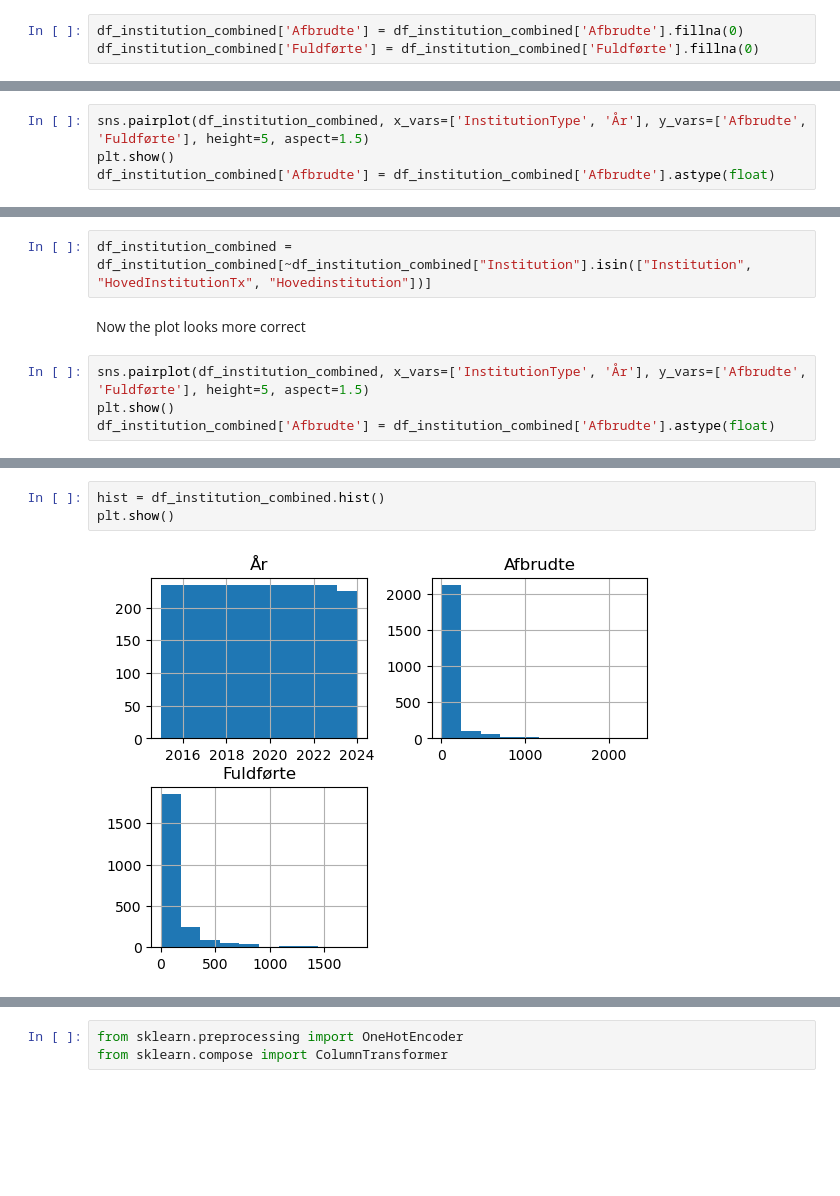
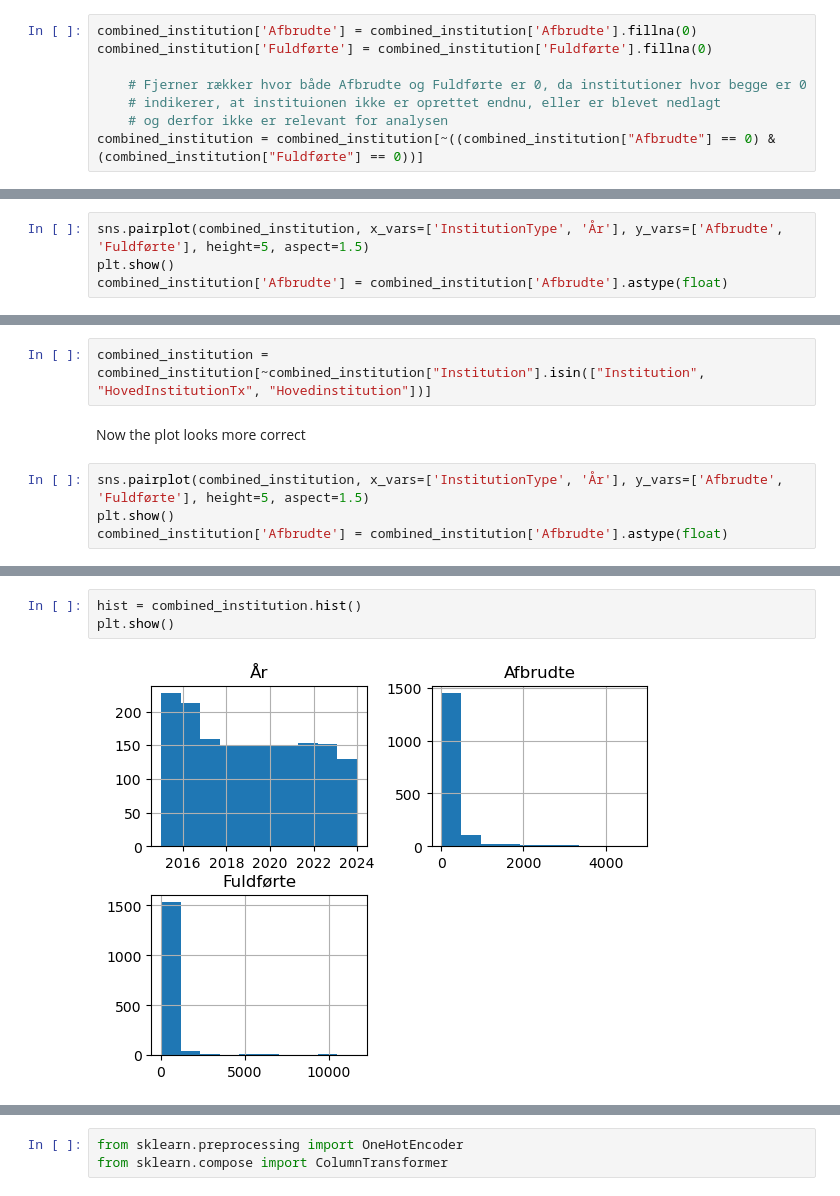
Before and after one commit to Freddo-404/Exam_BI, a Jupyter notebook: institutioner.ipynb, the cells around one changed output, grey strips where cells are left out. Drawn from its saved outputs; the diff is of its cells as text; blank space fills up the shorter version.

```diff
--- a/institutioner.ipynb
+++ b/institutioner.ipynb
@@ -232,6 +234,11 @@ df_institution_combined.head(20)
 # %% [markdown]
 Handling all the NaN values setting them to 0 because of the chance that the NaN values mean that 5 or less people have either graduated or dropouted still counts as data
 # %%
-df_institution_combined['Afbrudte'] = df_institution_combined['Afbrudte'].fillna(0)
-df_institution_combined['Fuldførte'] = df_institution_combined['Fuldførte'].fillna(0)
+combined_institution['Afbrudte'] = combined_institution['Afbrudte'].fillna(0)
+combined_institution['Fuldførte'] = combined_institution['Fuldførte'].fillna(0)
+
+    # Fjerner rækker hvor både Afbrudte og Fuldførte er 0, da institutioner hvor begge er 0
+    # indikerer, at instituionen ikke er oprettet endnu, eller er blevet nedlagt
+    # og derfor ikke er relevant for analysen
+combined_institution = combined_institution[~((combined_institution["Afbrudte"] == 0) & (combined_institution["Fuldførte"] == 0))]
 # %%
@@ -257,5 +264,5 @@ df_institution_combined.head(20)
 # %%
-sns.pairplot(df_institution_combined, x_vars=['InstitutionType', 'År'], y_vars=['Afbrudte', 'Fuldførte'], height=5, aspect=1.5)
+sns.pairplot(combined_institution, x_vars=['InstitutionType', 'År'], y_vars=['Afbrudte', 'Fuldførte'], height=5, aspect=1.5)
 plt.show()
-df_institution_combined['Afbrudte'] = df_institution_combined['Afbrudte'].astype(float)
+combined_institution['Afbrudte'] = combined_institution['Afbrudte'].astype(float)
 # %% [output]
@@ -263,11 +270,11 @@ df_institution_combined['Afbrudte'] = df_institution_combined['Afbrudte'].astype
 # %% [markdown]
 I can see there are some really high values up to 28000, which is the combined graduated for 1 year spanding from 2016-2023, which complicates the data. Therefor we'll take that out from our dataset
 # %%
-df_institution_combined = df_institution_combined[~df_institution_combined["Institution"].isin(["Institution", "HovedInstitutionTx", "Hovedinstitution"])]
+combined_institution = combined_institution[~combined_institution["Institution"].isin(["Institution", "HovedInstitutionTx", "Hovedinstitution"])]
 # %% [markdown]
 Now the plot looks more correct
 # %%
-sns.pairplot(df_institution_combined, x_vars=['InstitutionType', 'År'], y_vars=['Afbrudte', 'Fuldførte'], height=5, aspect=1.5)
+sns.pairplot(combined_institution, x_vars=['InstitutionType', 'År'], y_vars=['Afbrudte', 'Fuldførte'], height=5, aspect=1.5)
 plt.show()
-df_institution_combined['Afbrudte'] = df_institution_combined['Afbrudte'].astype(float)
+combined_institution['Afbrudte'] = combined_institution['Afbrudte'].astype(float)
 # %% [output]
@@ -275,6 +282,6 @@ df_institution_combined['Afbrudte'] = df_institution_combined['Afbrudte'].astype
 # %%
-hist = df_institution_combined.hist()
+hist = combined_institution.hist()
 plt.show()
 # %% [output]
-[figure, old version]
+[figure, new version]
 # %%
```
Also changed, not shown: parts of 22 cells of this notebook, 3 other files.
